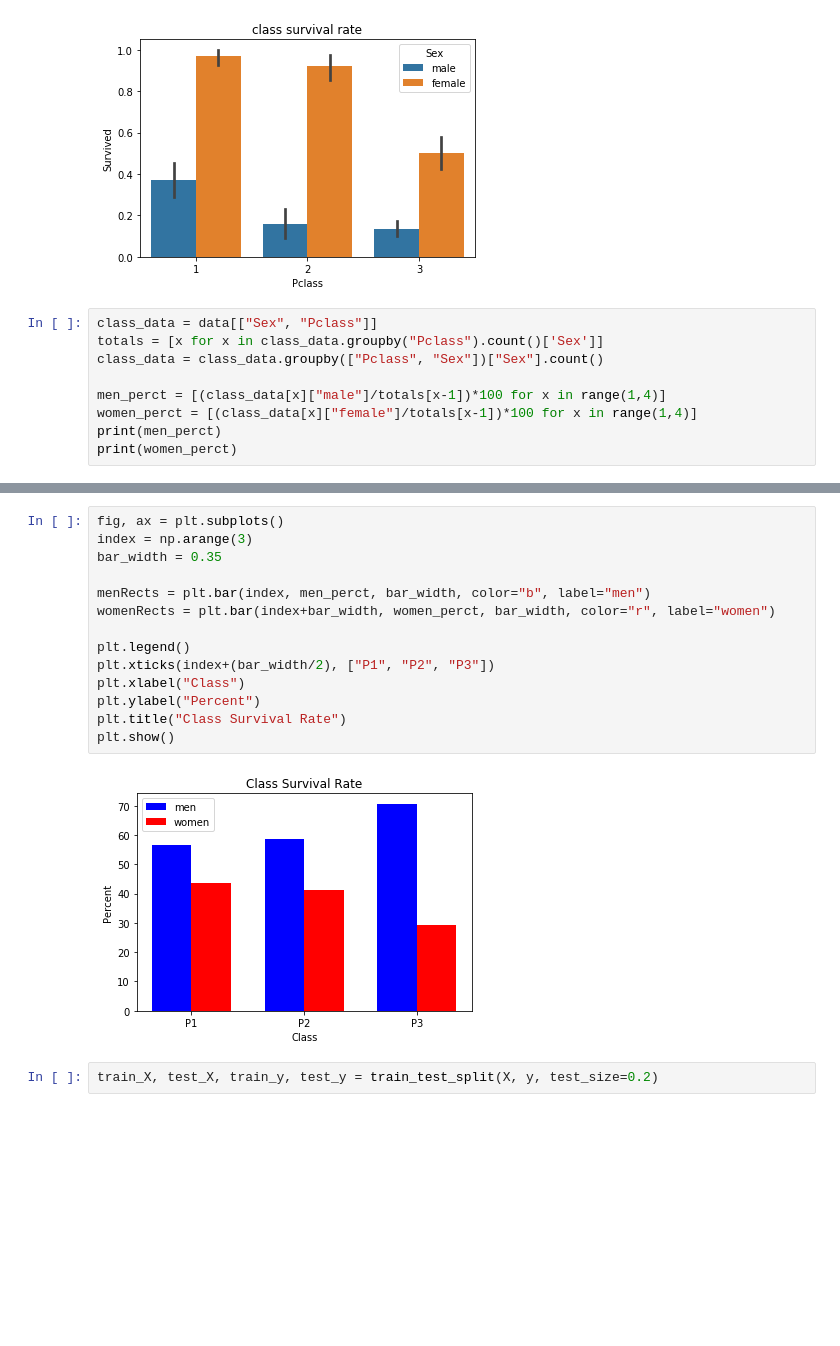
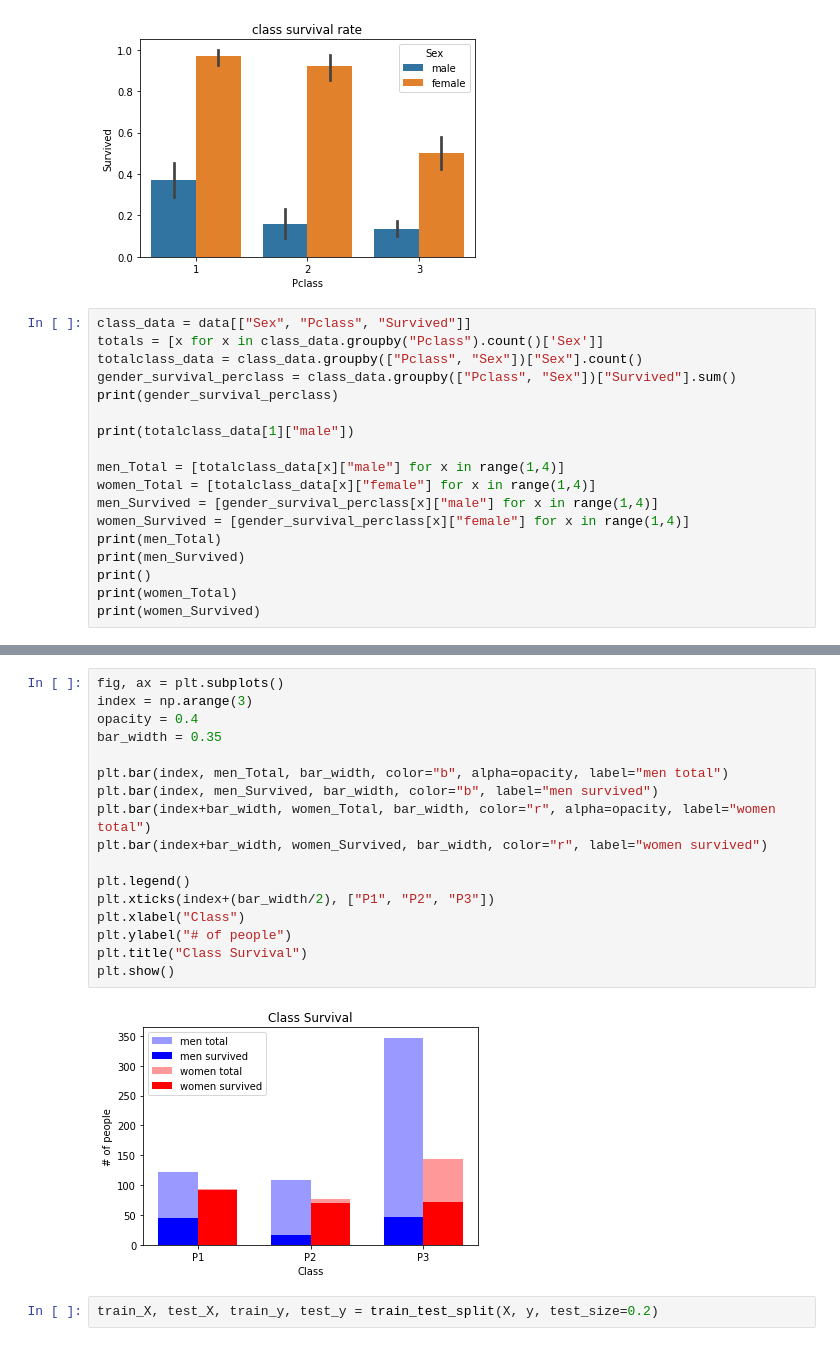
Before and after one commit to aes421/MachineLearning, a Jupyter notebook: Titanic.ipynb, the cells around one changed output, grey strips where cells are left out. Saved outputs shown, nothing was run; the diff lists cells and outputs as text; blank space fills up the shorter version.

```diff
--- a/Titanic.ipynb
+++ b/Titanic.ipynb
@@ -90,12 +90,21 @@ sns.barplot("Pclass", "Survived", hue="Sex", data=data).set_title("class surviva
 Text(0.5,1,'class survival rate')
 [figure]
 # %%
-class_data = data[["Sex", "Pclass"]]
+class_data = data[["Sex", "Pclass", "Survived"]]
 totals = [x for x in class_data.groupby("Pclass").count()['Sex']]
-class_data = class_data.groupby(["Pclass", "Sex"])["Sex"].count()
+totalclass_data = class_data.groupby(["Pclass", "Sex"])["Sex"].count()
+gender_survival_perclass = class_data.groupby(["Pclass", "Sex"])["Survived"].sum()
+print(gender_survival_perclass)
 
-men_perct = [(class_data[x]["male"]/totals[x-1])*100 for x in range(1,4)]
-women_perct = [(class_data[x]["female"]/totals[x-1])*100 for x in range(1,4)]
-print(men_perct)
-print(women_perct)
+print(totalclass_data[1]["male"])
+
+men_Total = [totalclass_data[x]["male"] for x in range(1,4)]
+women_Total = [totalclass_data[x]["female"] for x in range(1,4)]
+men_Survived = [gender_survival_perclass[x]["male"] for x in range(1,4)]
+women_Survived = [gender_survival_perclass[x]["female"] for x in range(1,4)]
+print(men_Total)
+print(men_Survived)
+print()
+print(women_Total)
+print(women_Survived)
 # %% [output]
@@ -104,18 +125,21 @@ print(women_perct)
 # %%
 fig, ax = plt.subplots()
 index = np.arange(3)
+opacity = 0.4
 bar_width = 0.35
 
-menRects = plt.bar(index, men_perct, bar_width, color="b", label="men")
-womenRects = plt.bar(index+bar_width, women_perct, bar_width, color="r", label="women")
+plt.bar(index, men_Total, bar_width, color="b", alpha=opacity, label="men total")
+plt.bar(index, men_Survived, bar_width, color="b", label="men survived")
+plt.bar(index+bar_width, women_Total, bar_width, color="r", alpha=opacity, label="women total")
+plt.bar(index+bar_width, women_Survived, bar_width, color="r", label="women survived")
 
 plt.legend()
 plt.xticks(index+(bar_width/2), ["P1", "P2", "P3"])
 plt.xlabel("Class")
-plt.ylabel("Percent")
-plt.title("Class Survival Rate")
+plt.ylabel("# of people")
+plt.title("Class Survival")
 plt.show()
 # %% [output]
-[figure, old version]
+[figure, new version]
 # %%
 train_X, test_X, train_y, test_y = train_test_split(X, y, test_size=0.2)
```
Also changed, not shown: parts of 1 cell of this notebook.
